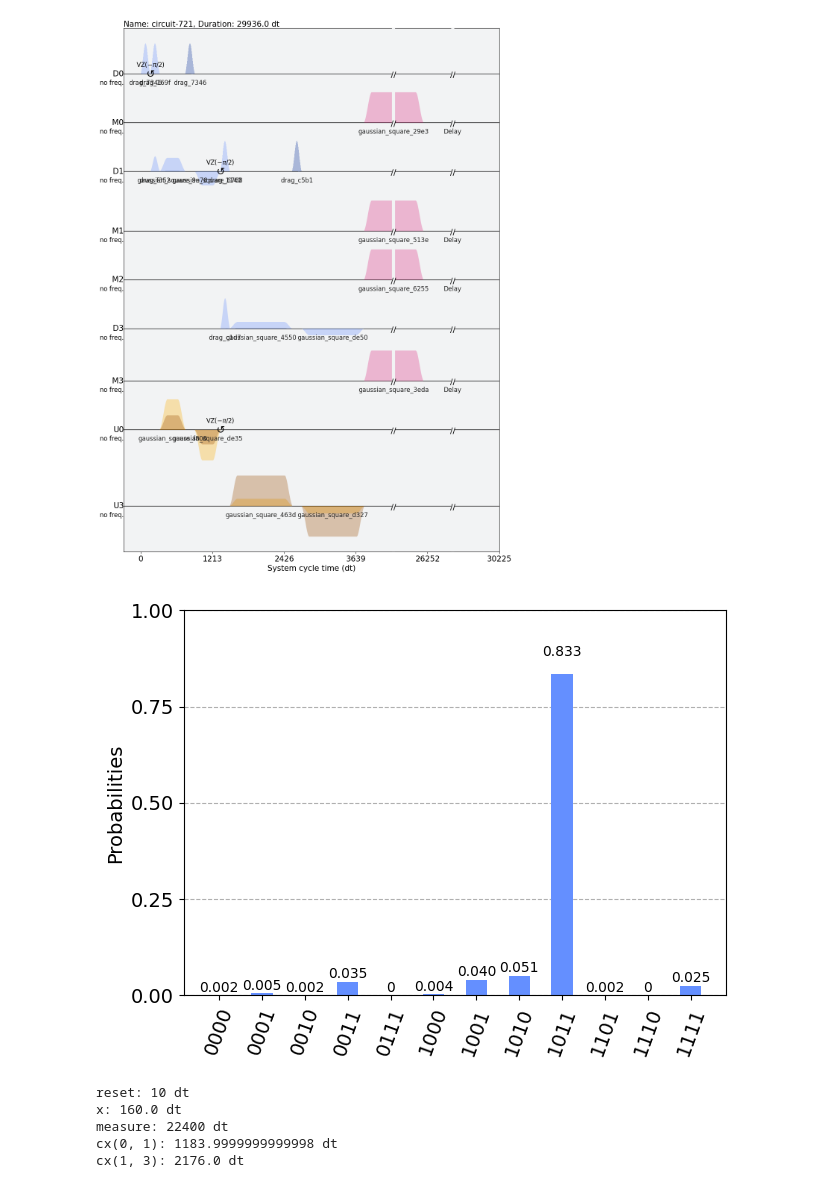
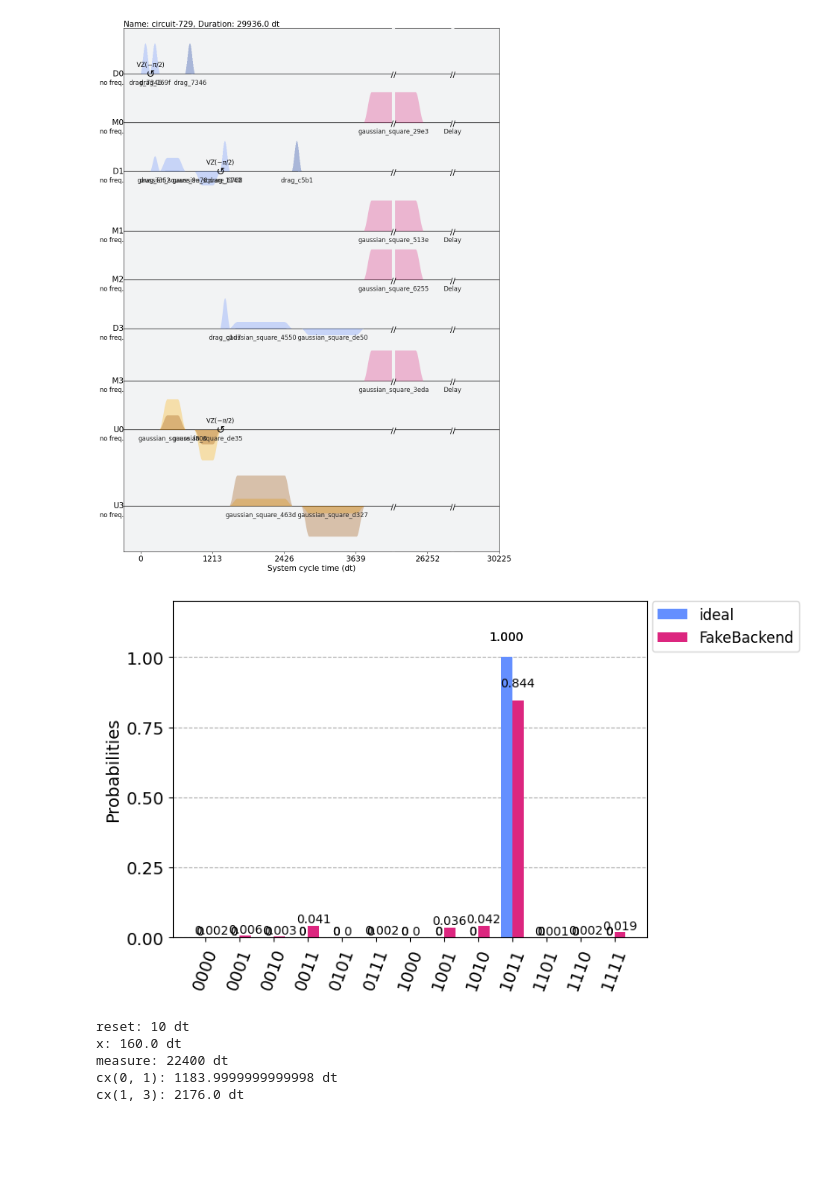
Before and after one commit to 0sophy1/Tutorials, a Jupyter notebook: 2022-FallFest-CIT/Qiskit Pulse Tutorial.ipynb, the cells around one changed output. Saved outputs shown, nothing was run; the diff lists cells and outputs as text; code cells hidden in the pictures; blank space fills up the shorter version.

```diff
--- a/2022-FallFest-CIT/Qiskit Pulse Tutorial.ipynb
+++ b/2022-FallFest-CIT/Qiskit Pulse Tutorial.ipynb
@@ -180,6 +181,9 @@ circ.x(0)
 circ.measure_all()
 job = backend.run(transpile(circ, backend), shots=20000)
 original_counts = job.result().get_counts()
+# %%
+sim_job = simulator.run(transpile(circ, backend))
+ideal_counts = sim_job.result().get_counts()
 # %%
 from qiskit.visualization import plot_histogram
 
@@ -315,12 +319,15 @@ circ_sched = schedule(circ, backend)
 circ_sched.draw()
 # %% [output]
 [figure]
+# %%
+sim_job = simulator.run(transpile(circ, simulator))
+sim_counts = sim_job.result().get_counts()
 # %%
 job = backend.run(transpile(circ, backend), shots=2048)
 counts = job.result().get_counts()
-plot_histogram(counts)
+plot_histogram([sim_counts, counts], legend=['ideal','FakeBackend'])
 # %% [output]
-[figure, old version]
+[figure, new version]
 # %%
 #Check gate duration
 from qiskit.transpiler import PassManager, InstructionDurations
```
Also changed, not shown: parts of 11 cells of this notebook.
